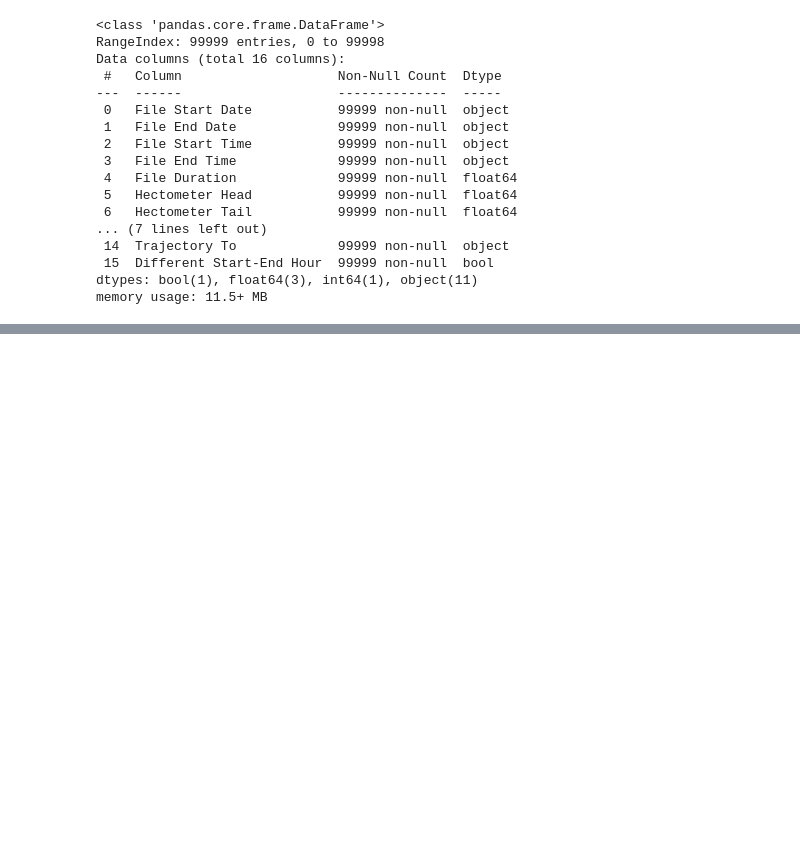
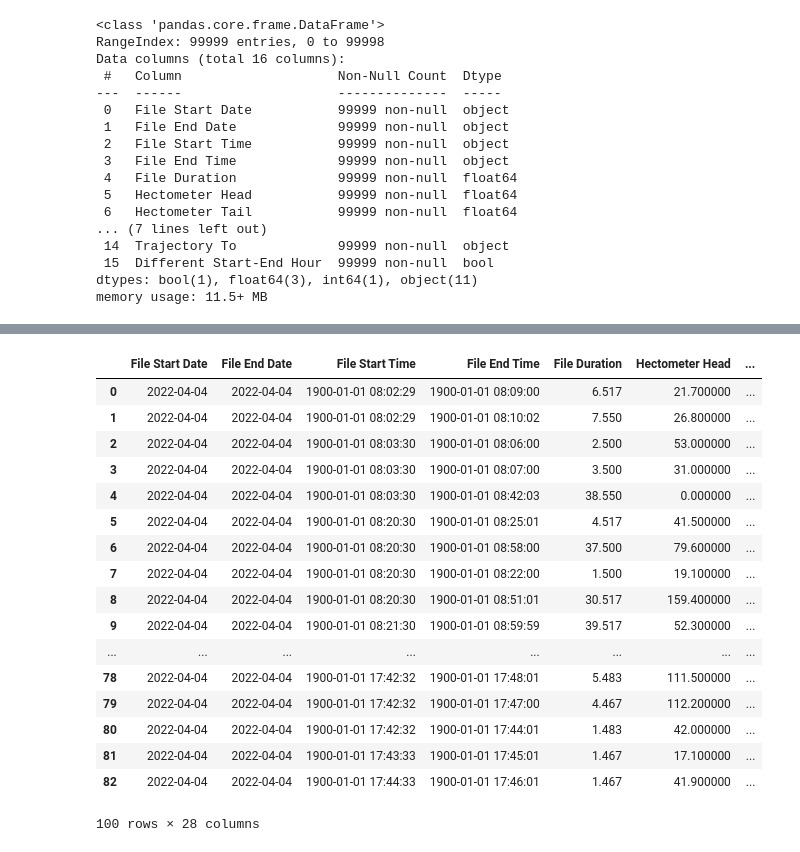
Before and after one commit to MichalI495002/S4-AI-JUGO-Assigment-, a Jupyter notebook: Data/Scripts/dataProcesing/dataProcessingSpliting.ipynb, the cells around one changed output, grey strips where cells are left out. Cells and saved outputs as stored; diff of their text form; code cells hidden in the pictures; blank space fills up the shorter version.

```diff
--- a/Data/Scripts/dataProcesing/dataProcessingSpliting.ipynb
+++ b/Data/Scripts/dataProcesing/dataProcessingSpliting.ipynb
@@ -212,0 +208,76 @@ data_df
+# %%
+# Function to generate time ranges (e.g., 07:00 - 08:00)
+def generate_time_ranges(start_hour, end_hour):
+    ranges = []
+    for hour in range(start_hour, end_hour):
+        start_time = datetime.strptime(f"{hour:02d}:00", "%H:%M")
+        end_time = start_time + timedelta(hours=1)
+        ranges.append((start_time.time(), end_time.time()))
+    return ranges
+
+# Generate time ranges from 00:00 to 23:00
+time_ranges = generate_time_ranges(0, 24)
+
+# Function to assign a time range to a datetime
+def assign_time_range(dt, time_ranges):
+    for start, end in time_ranges:
+        if start <= dt.time() < end:
+            return f"{start.strftime('%H:%M')} - {end.strftime('%H:%M')}"
+    return None
+
+# Assigning time ranges to each record
+data_df['Time Period'] = data_df['File Start Time'].apply(lambda dt: assign_time_range(dt, time_ranges))
+
+# Calculate the delay per hectometer
+data_df['HM Difference'] = data_df['Hectometer Tail'] - data_df['Hectometer Head']
+data_df['Time Difference'] = (data_df['File End Time'] - data_df['File Start Time']).dt.total_seconds() / 60  # in minutes
+data_df['Min. per HM'] = data_df['Time Difference'] / data_df['HM Difference']
+
+# Function to split the data for every 0.1 HM increment
+def split_hm_sections(row):
+    hm_start = row['Hectometer Head']
+    hm_end = row['Hectometer Tail']
+    hm_sections = []
+
+    # Generate 0.1 HM increments within the range
+    while hm_start < hm_end:
+        next_hm = min(hm_start + 0.1, hm_end)
+        hm_sections.append({
+            'Date': row['File Start Date'],
+            'Time Period': row['Time Period'],
+            'HM Section': round(hm_start, 1),
+            'Min. per HM': row['Min. per HM'] * (next_hm - hm_start)
+        })
+        hm_start = next_hm
+
+    return hm_sections
+
+
+
+# Apply the function to each row and create a new DataFrame
+split_data = pd.DataFrame([item for _, row in data_df.iterrows() for item in split_hm_sections(row)])
+
+
+
+# Display the first few rows of the transformed dataset
+pd.set_option('display.max_rows', 100)
+data_df.head(100)
+# %% [output]
+|  | File Start Date | File End Date | File Start Time | File End Time | File Duration | Hectometer Head | ... |
+| 0 | 2022-04-04 | 2022-04-04 | 1900-01-01 08:02:29 | 1900-01-01 08:09:00 | 6.517 | 21.700000 | ... |
+| 1 | 2022-04-04 | 2022-04-04 | 1900-01-01 08:02:29 | 1900-01-01 08:10:02 | 7.550 | 26.800000 | ... |
+| 2 | 2022-04-04 | 2022-04-04 | 1900-01-01 08:03:30 | 1900-01-01 08:06:00 | 2.500 | 53.000000 | ... |
+| 3 | 2022-04-04 | 2022-04-04 | 1900-01-01 08:03:30 | 1900-01-01 08:07:00 | 3.500 | 31.000000 | ... |
+| 4 | 2022-04-04 | 2022-04-04 | 1900-01-01 08:03:30 | 1900-01-01 08:42:03 | 38.550 | 0.000000 | ... |
+| 5 | 2022-04-04 | 2022-04-04 | 1900-01-01 08:20:30 | 1900-01-01 08:25:01 | 4.517 | 41.500000 | ... |
+| 6 | 2022-04-04 | 2022-04-04 | 1900-01-01 08:20:30 | 1900-01-01 08:58:00 | 37.500 | 79.600000 | ... |
+| 7 | 2022-04-04 | 2022-04-04 | 1900-01-01 08:20:30 | 1900-01-01 08:22:00 | 1.500 | 19.100000 | ... |
+| 8 | 2022-04-04 | 2022-04-04 | 1900-01-01 08:20:30 | 1900-01-01 08:51:01 | 30.517 | 159.400000 | ... |
+| 9 | 2022-04-04 | 2022-04-04 | 1900-01-01 08:21:30 | 1900-01-01 08:59:59 | 39.517 | 52.300000 | ... |
+| ... | ... | ... | ... | ... | ... | ... | ... |
+| 78 | 2022-04-04 | 2022-04-04 | 1900-01-01 17:42:32 | 1900-01-01 17:48:01 | 5.483 | 111.500000 | ... |
+| 79 | 2022-04-04 | 2022-04-04 | 1900-01-01 17:42:32 | 1900-01-01 17:47:00 | 4.467 | 112.200000 | ... |
+| 80 | 2022-04-04 | 2022-04-04 | 1900-01-01 17:42:32 | 1900-01-01 17:44:01 | 1.483 | 42.000000 | ... |
+| 81 | 2022-04-04 | 2022-04-04 | 1900-01-01 17:43:33 | 1900-01-01 17:45:01 | 1.467 | 17.100000 | ... |
+| 82 | 2022-04-04 | 2022-04-04 | 1900-01-01 17:44:33 | 1900-01-01 17:46:01 | 1.467 | 41.900000 | ... |
+100 rows × 28 columns
```
Also changed, not shown: parts of 7 cells of this notebook, 7 other files.
